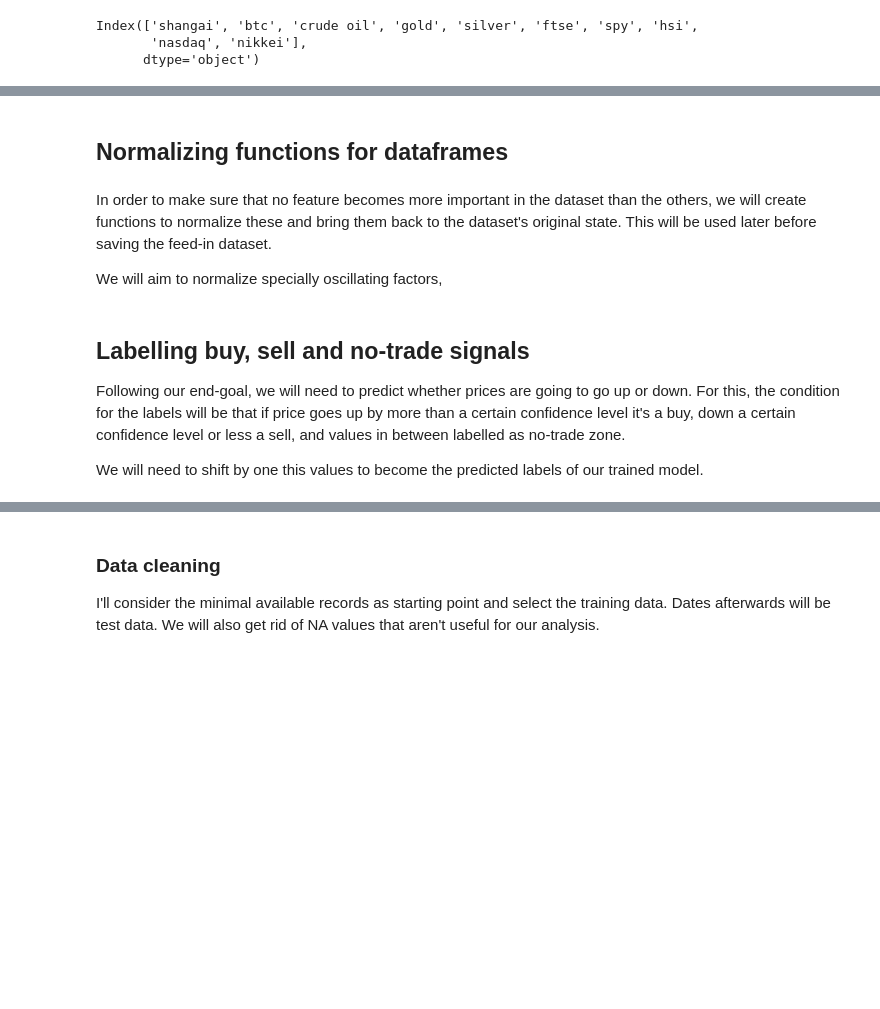
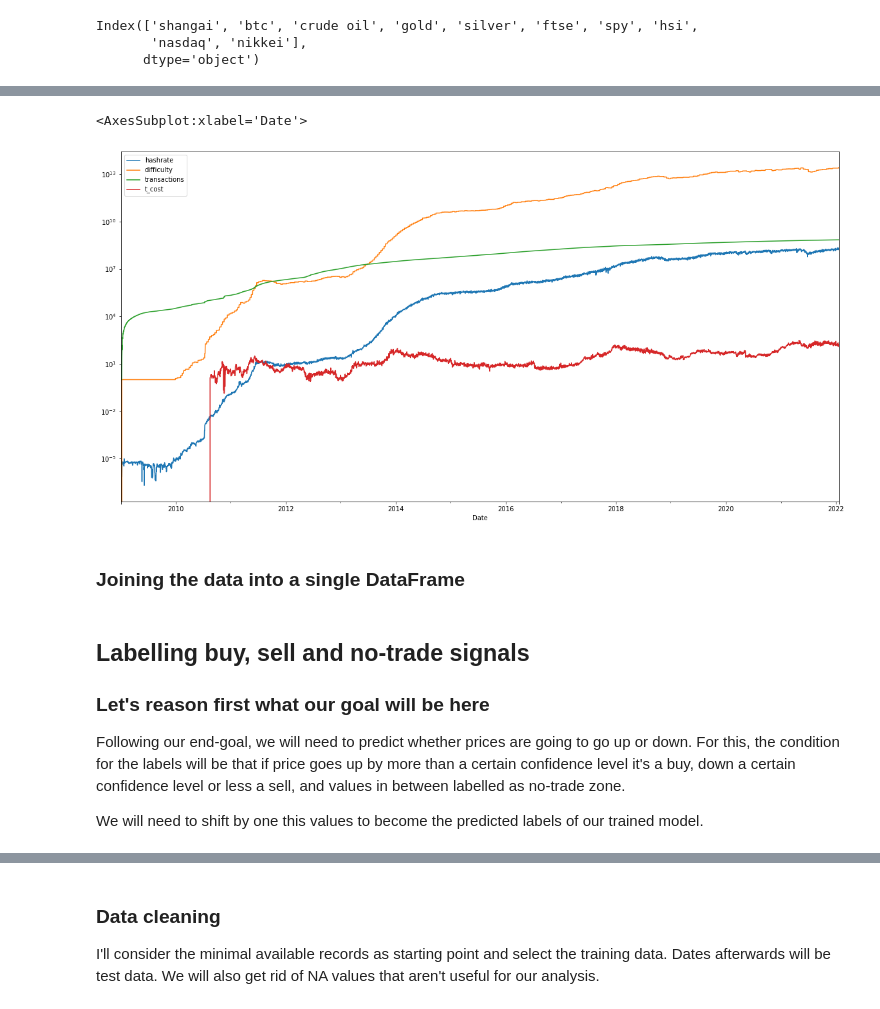
Before and after one commit to renejra/azure-ml-engineer, a Jupyter notebook: capstone/1 - data sourcing.ipynb, the cells around one changed output, grey strips where cells are left out. Drawn from its saved outputs; the diff is of its cells as text; code cells hidden in the pictures; blank space fills up the shorter version.

```diff
--- a/capstone/1 - data sourcing.ipynb
+++ b/capstone/1 - data sourcing.ipynb
@@ -469,8 +395,0 @@ df = df[df.index.min():]
-# %% [markdown]
-## Normalizing functions for dataframes
-# %% [markdown]
-In order to make sure that no feature becomes more important in the dataset than the others,
-we will create functions to normalize these and bring them back to the dataset's original state.
-This will be used later before saving the feed-in dataset.
-
-We will aim to normalize specially oscillating factors,
@@ -509,0 +396,7 @@ def back_standardizer(ndf, mean, std, log=False):
+# %%
+fundamentals.plot(figsize=(20,10), logy=True)
+# %% [output]
+<AxesSubplot:xlabel='Date'>
+[figure, added]
+# %% [markdown]
+### Joining the data into a single DataFrame
@@ -510,5 +413,6 @@ def back_standardizer(ndf, mean, std, log=False):
 # %% [markdown]
 ## Labelling buy, sell and no-trade signals
+### Let's reason first what our goal will be here
 
 Following our end-goal, we will need to predict whether prices are going to go up or down.
 For this, the condition for the labels will be that if price goes up by more than a certain confidence level it's a buy,
```
Also changed, not shown: parts of 90 cells of this notebook, 9 other files.
